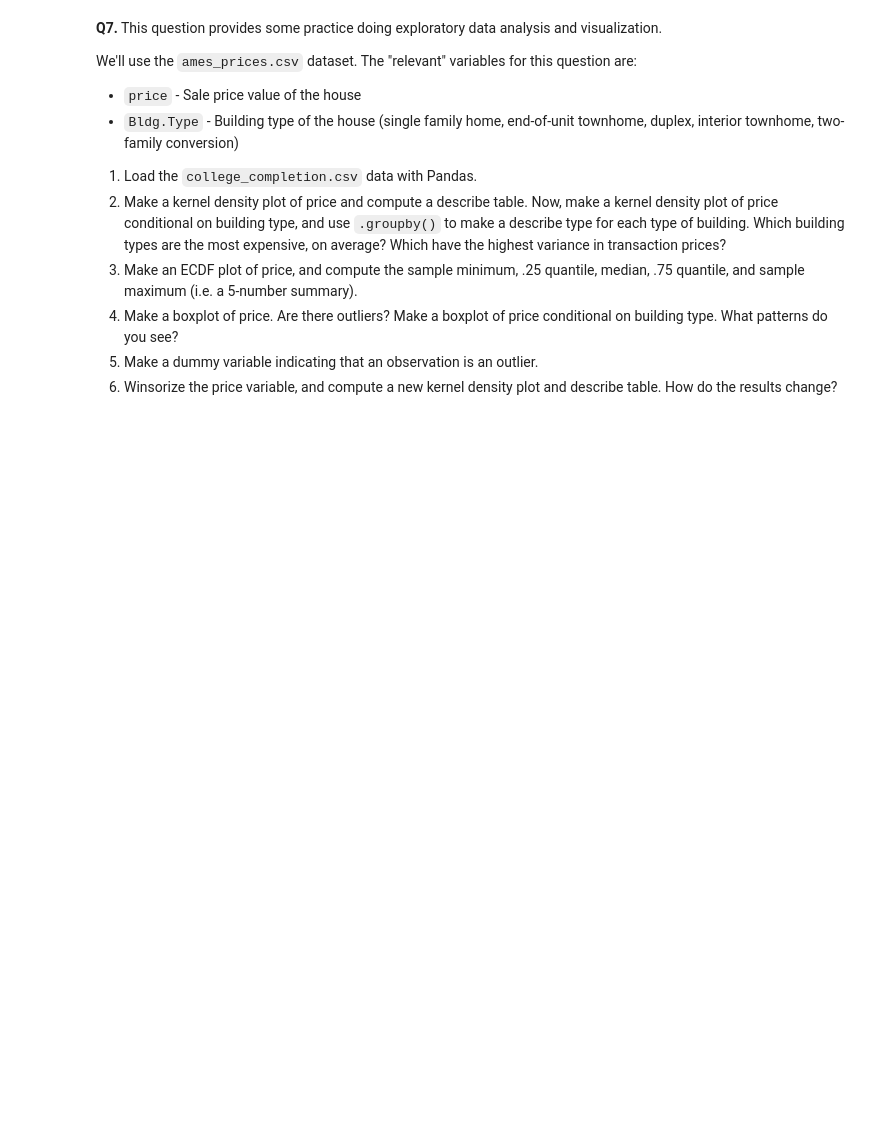
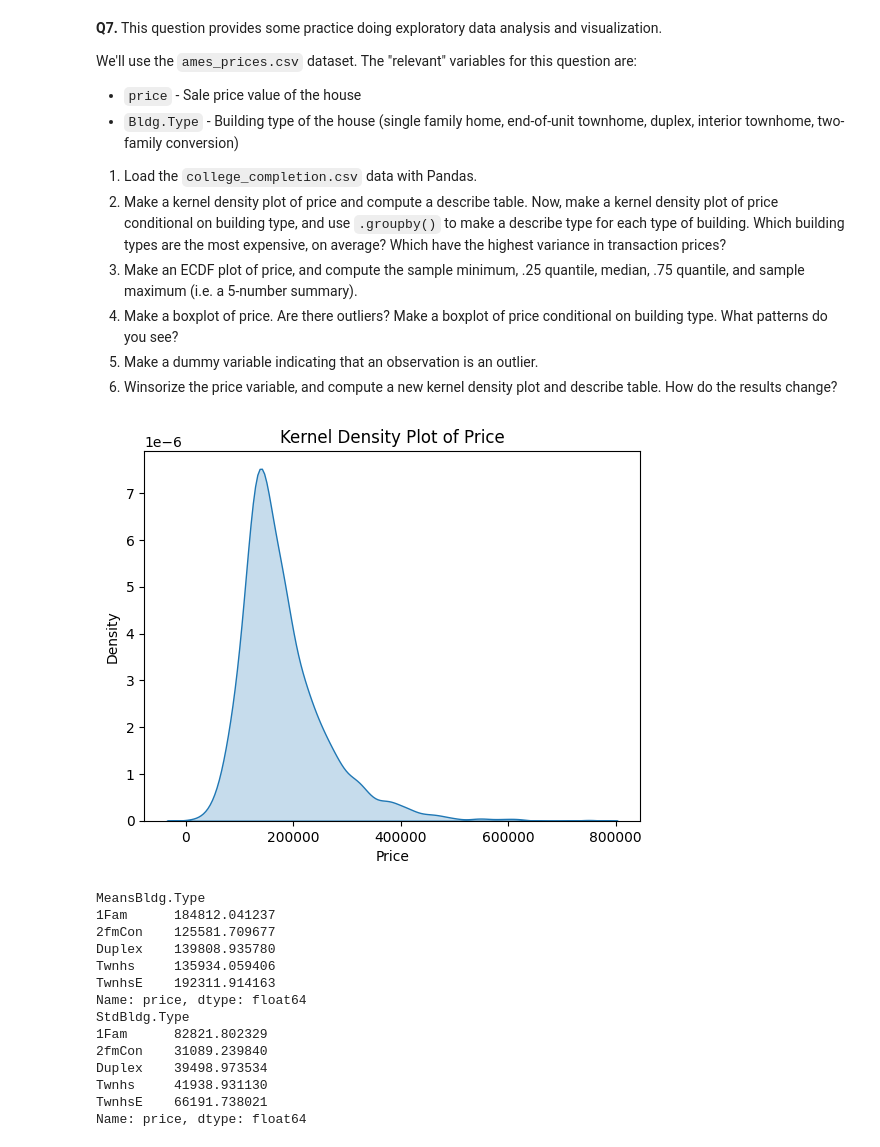
Before and after one commit to arya-rajesh-99/undergrad_ml_assignments, a Jupyter notebook: 01_assignment_wrangling_and_eda.ipynb, the cells around one changed output. Cells and saved outputs as stored; diff of their text form; code cells hidden in the pictures; blank space fills up the shorter version.

```diff
--- a/01_assignment_wrangling_and_eda.ipynb
+++ b/01_assignment_wrangling_and_eda.ipynb
@@ -285,0 +425,40 @@ We'll use the `ames_prices.csv` dataset. The "relevant" variables for this quest
+# %%
+# Question 7
+### 1. loading data
+ames_prices_df = pd.read_csv('./data/ames_prices.csv')
+ames_prices_df.head()
+
+### 2. kernel density plot
+sns.kdeplot(ames_prices_df['price'], fill=True)
+plt.title('Kernel Density Plot of Price')
+plt.xlabel('Price')
+plt.ylabel('Density')
+plt.show()
+#grouping
+grouped = ames_prices_df.groupby('Bldg.Type')['price']
+grouped.describe()
+print("Means " +str(grouped.mean()))
+# On average, TwnhsE, which I believe are townhouses, are the most
+# expensive because they have the highest mean price of $192312.
+# They are followed by 1Fam at $184812.
+
+print("Std " + str(grouped.std()))
+# 1Fam has the greatest variation as the standard deviation is largest
+# for this building type, followed by TwnhsE. The standard deviation for
+# 1Fam is 82821.
+# %% [output]
+[figure, added]
+MeansBldg.Type
+1Fam      184812.041237
+2fmCon    125581.709677
+Duplex    139808.935780
+Twnhs     135934.059406
+TwnhsE    192311.914163
+Name: price, dtype: float64
+StdBldg.Type
+1Fam      82821.802329
+2fmCon    31089.239840
+Duplex    39498.973534
+Twnhs     41938.931130
+TwnhsE    66191.738021
+Name: price, dtype: float64
```
Also changed, not shown: parts of 19 cells of this notebook.
